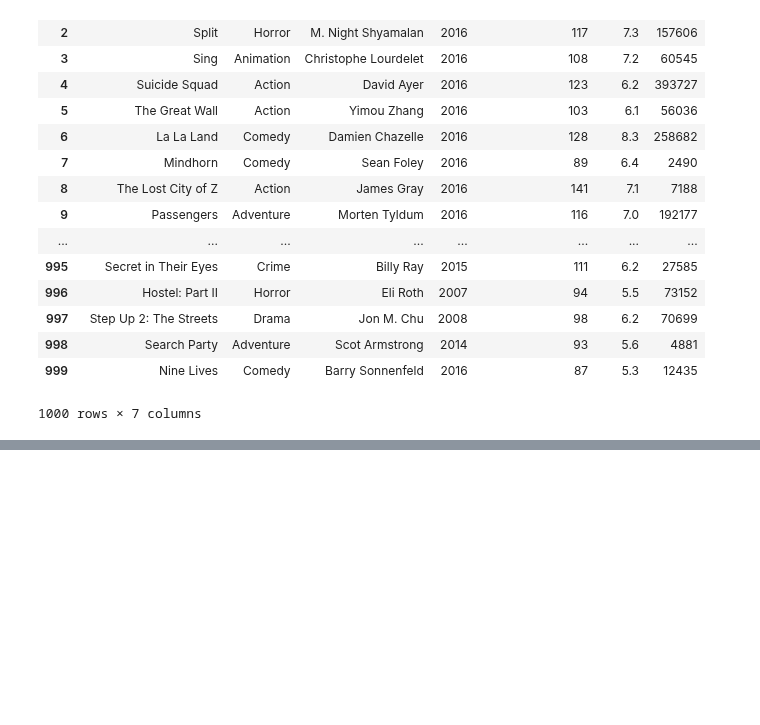
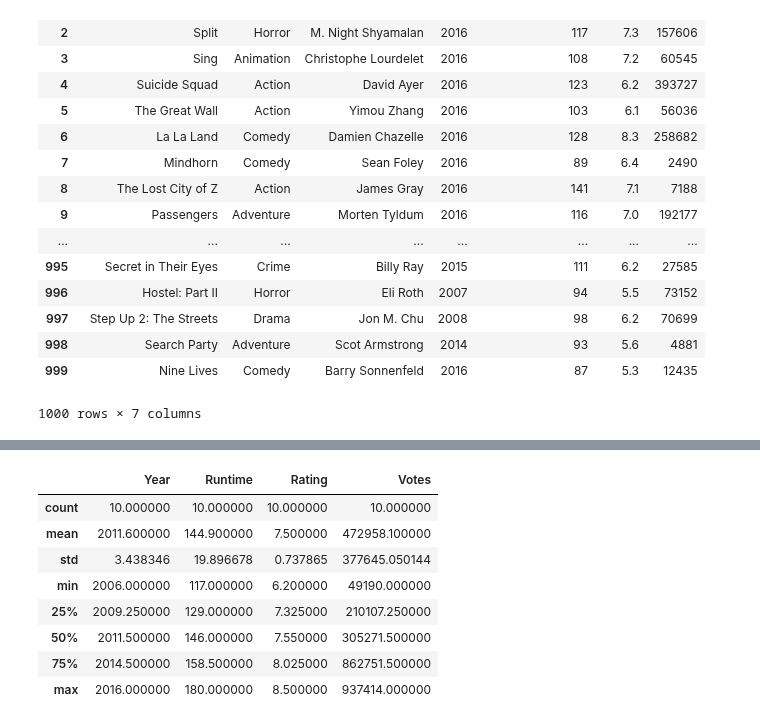
Before and after one commit to poompoowit/Stat-_work, a Jupyter notebook: Week3/Week3.ipynb, the cells around one changed output, grey strips where cells are left out. Cells and saved outputs as stored; diff of their text form; code cells hidden in the pictures; blank space fills up the shorter version.

```diff
--- a/Week3/Week3.ipynb
+++ b/Week3/Week3.ipynb
@@ -58,0 +88,12 @@ df[df.Rating > 8.5]
+# %%
+df2.describe()
+# %% [output]
+|  | Year | Runtime | Rating | Votes |
+| count | 10.000000 | 10.000000 | 10.000000 | 10.000000 |
+| mean | 2011.600000 | 144.900000 | 7.500000 | 472958.100000 |
+| std | 3.438346 | 19.896678 | 0.737865 | 377645.050144 |
+| min | 2006.000000 | 117.000000 | 6.200000 | 49190.000000 |
+| 25% | 2009.250000 | 129.000000 | 7.325000 | 210107.250000 |
+| 50% | 2011.500000 | 146.000000 | 7.550000 | 305271.500000 |
+| 75% | 2014.500000 | 158.500000 | 8.025000 | 862751.500000 |
+| max | 2016.000000 | 180.000000 | 8.500000 | 937414.000000 |
```
Also changed, not shown: parts of 5 cells of this notebook.
